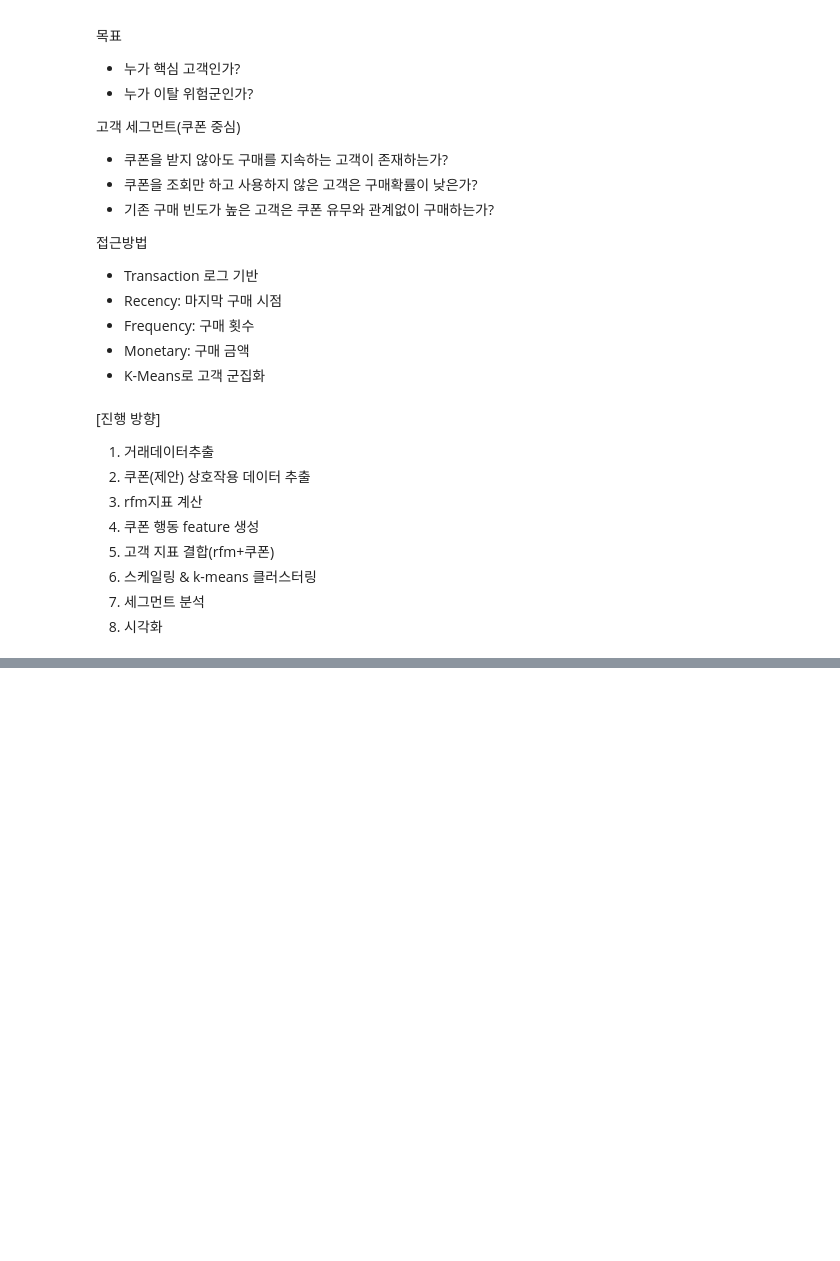
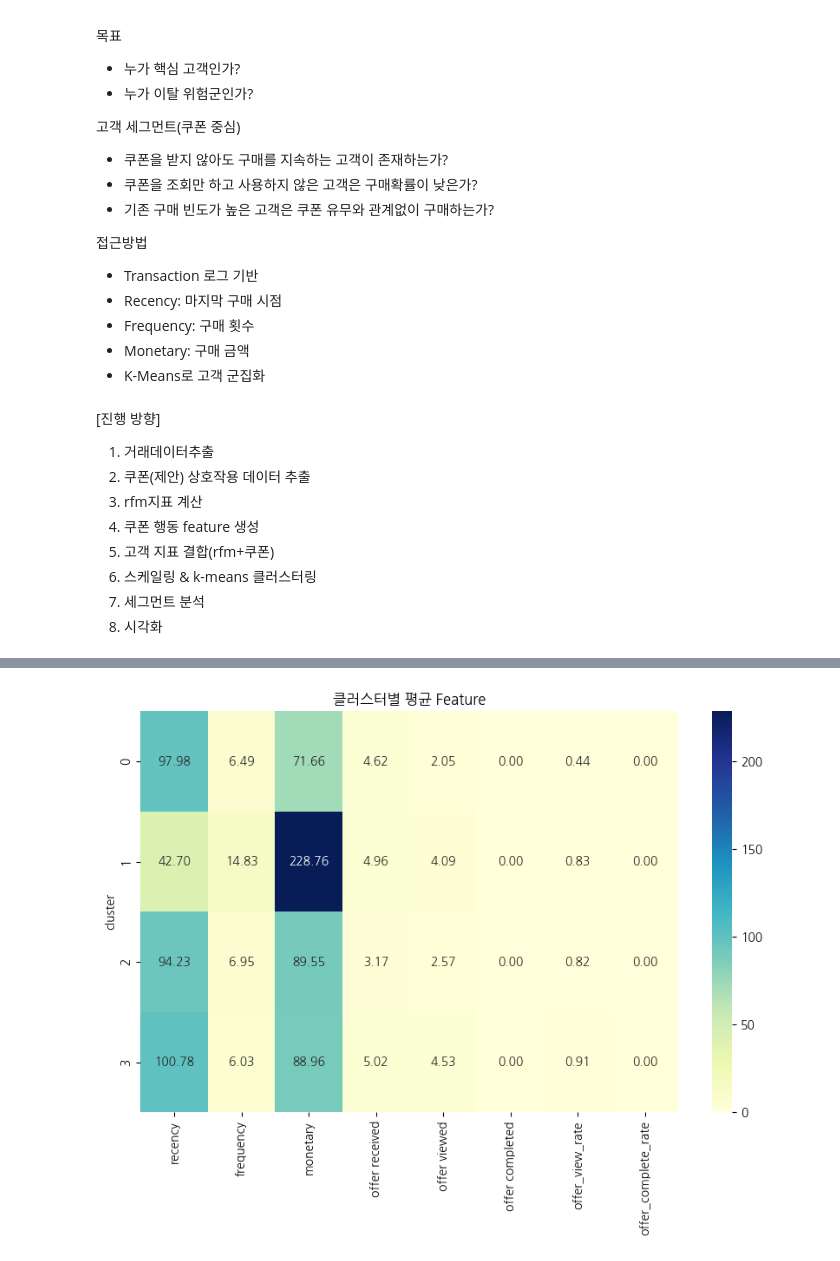
Before and after one commit to komh9575/first-repository, a Jupyter notebook: Untitled29.ipynb, the cells around one changed output, grey strips where cells are left out. Saved outputs shown, nothing was run; the diff lists cells and outputs as text; code cells hidden in the pictures; blank space fills up the shorter version.

```diff
--- a/Untitled29.ipynb
+++ b/Untitled29.ipynb
@@ -565,0 +713,3 @@ memory usage: 23.7+ MB
+# %%
+cluster_summary = customer_features.groupby('cluster')[feature_cols].mean()
+cluster_summary
@@ -565,0 +737,12 @@ memory usage: 23.7+ MB
+# %%
+plt.figure(figsize=(10, 6))
+sns.heatmap(
+    cluster_summary,
+    annot=True,
+    fmt=".2f",
+    cmap='YlGnBu'
+)
+plt.title('클러스터별 평균 Feature')
+plt.show()
+# %% [output]
+[figure, added]
```
Also changed, not shown: parts of 15 cells of this notebook.
